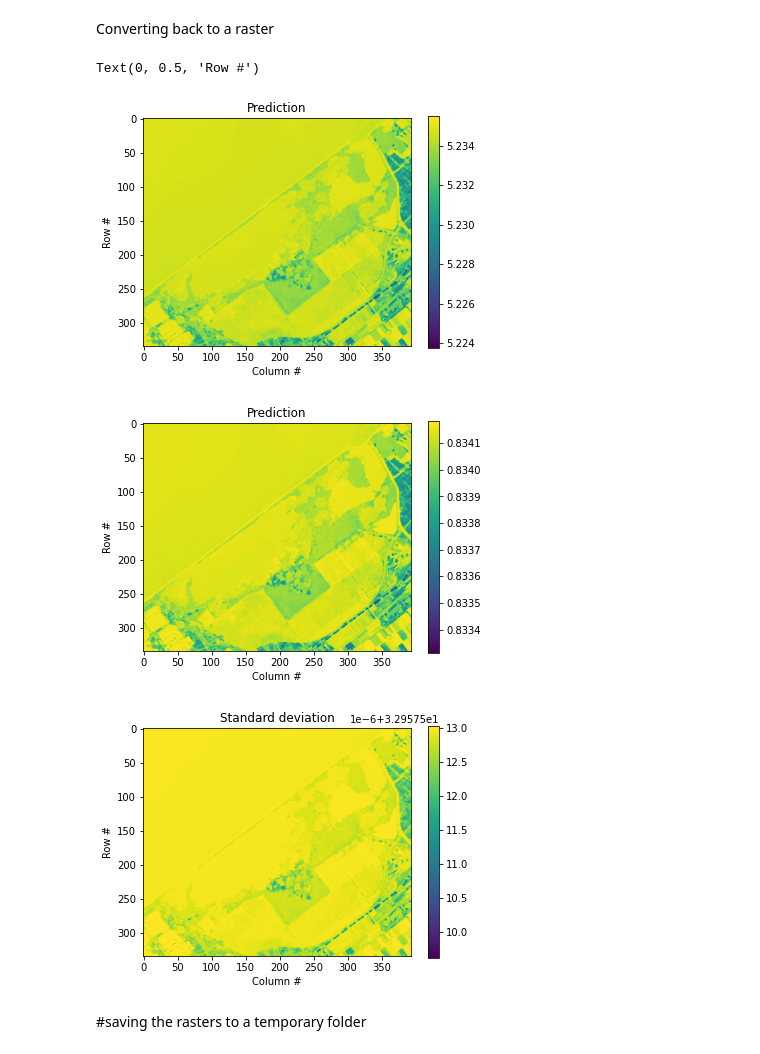
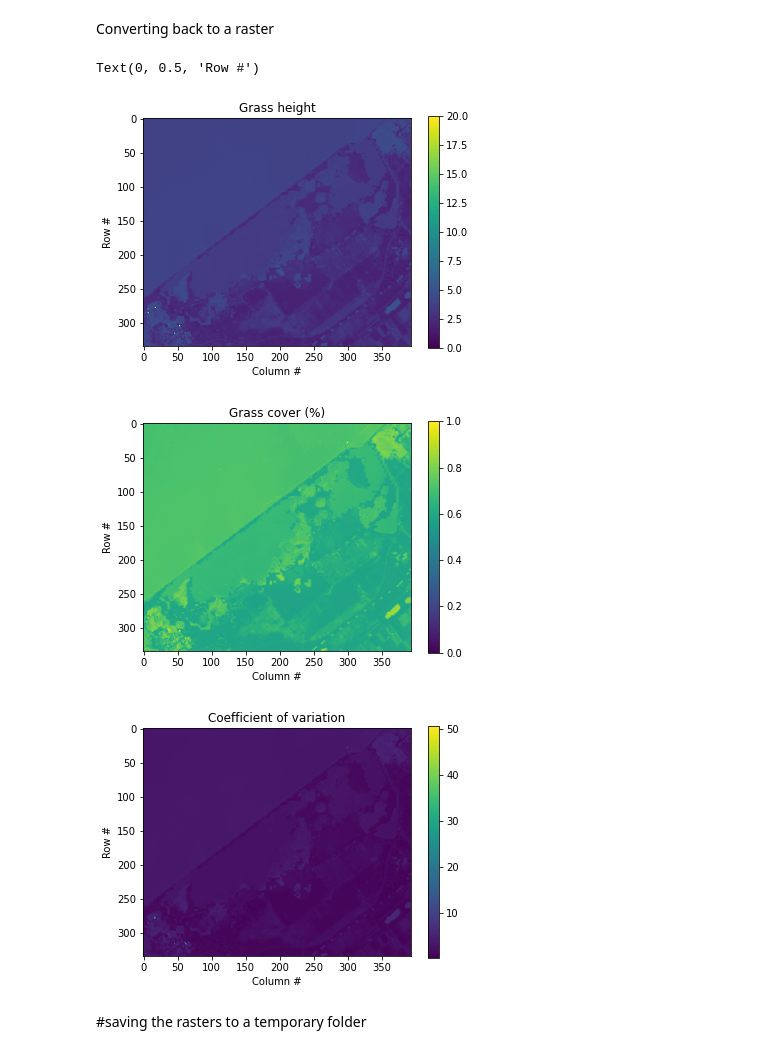
Before and after one commit to nunocesarsa/GoogleColab_public, a Jupyter notebook: GP_Augmentation_OVPGrass.ipynb, the cells around one changed output. Saved outputs shown, nothing was run; the diff lists cells and outputs as text; code cells hidden in the pictures.

```diff
--- a/GP_Augmentation_OVPGrass.ipynb
+++ b/GP_Augmentation_OVPGrass.ipynb
@@ -462,42 +453,60 @@ sel_bands = bandByPixel[:,0:4] #selecting B, G, R, NIR
 sel_bands.shape
 
 out_img,out_std = sel_gpr_mdl.predict(sel_bands,return_std=True)
+# %%
+#Predicting with only the NDVI
+#making a numpy of the target variables (validation)
+vl_tgt_df = vl_df[[tgt_trait,tgt_trait_2]]
+vl_tgt_np = vl_tgt_df.iloc[:,:].values
+
+#making a numpy of the target variables (training)
+tr_tgt_df = tr_df[[tgt_trait,tgt_trait_2]]
+tr_tgt_np = tr_tgt_df.iloc[:,:].values
+
+var_tmp_df = tr_df[["NDVI"]]
+var_tmp_np = var_tmp_df.iloc[:,:].values
+
+gpr_mdl = gpr_call()
+gpr_mdl.fit(var_tmp_np,tr_tgt_np) #trains on ith variable against the training targets
+
+#predicting
+out_img,out_std = gpr_mdl.predict(bandByPixel_ndvi.reshape(-1, 1),return_std=True)
 # %% [markdown]
 Converting back to a raster
 # %%
 out_img_rst_hgt = np.reshape(out_img[:,0],(ls1.RasterYSize,ls1.RasterXSize))
 out_img_rst_cvc = np.reshape(out_img[:,1],(ls1.RasterYSize,ls1.RasterXSize))
 out_std_rst = np.reshape(out_std/np.mean(out_img)*100,(ls1.RasterYSize,ls1.RasterXSize))
 
 #in a GIS we can easily change the color scale to avoid the extremes
 plt.figure(figsize=(6,8.5))
 plt.imshow(out_img_rst_hgt)
 plt.colorbar(shrink=0.5)
-#plt.clim(0,.1)
-plt.title('Prediction')
+plt.clim(0,20)
+plt.title('Grass height')
 plt.xlabel('Column #')
 plt.ylabel('Row #')
 
 #in a GIS we can easily change the color scale to avoid the extremes
 plt.figure(figsize=(6,8.5))
 plt.imshow(out_img_rst_cvc)
-#plt.clim(0,1)
+plt.clim(0,1)
 plt.colorbar(shrink=0.5)
-plt.title('Prediction')
+plt.title('Grass cover (%)')
 plt.xlabel('Column #')
 plt.ylabel('Row #')
 
 plt.figure(figsize=(6,8.5))
 plt.imshow(out_std_rst)
 plt.colorbar(shrink=0.5)
-plt.title('Standard deviation')
+plt.title('Coefficient of variation')
 plt.xlabel('Column #')
 plt.ylabel('Row #')
 # %% [output]
 Text(0, 0.5, 'Row #')
-[figure, old version]
+[figure, new version]
-[figure, old version]
+[figure, new version]
-[figure, old version]
+[figure, new version]
 # %% [markdown]
 #saving the rasters to a temporary folder
 # %%
```
Also changed, not shown: parts of 5 cells of this notebook.
